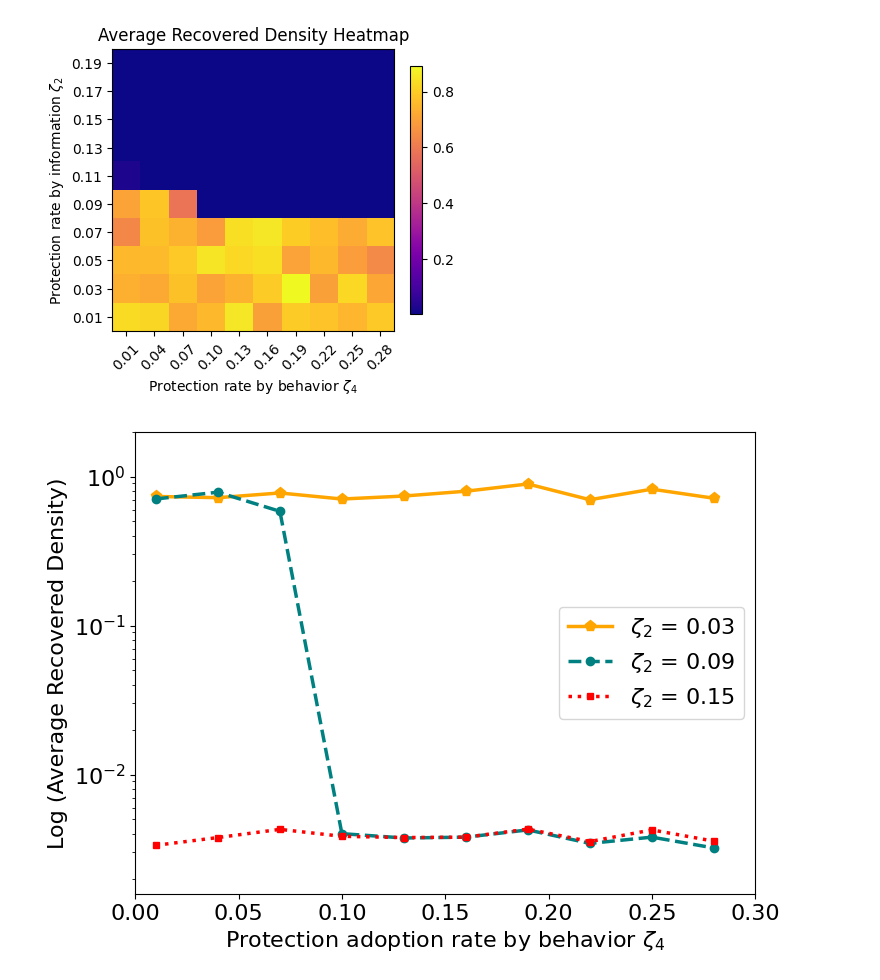
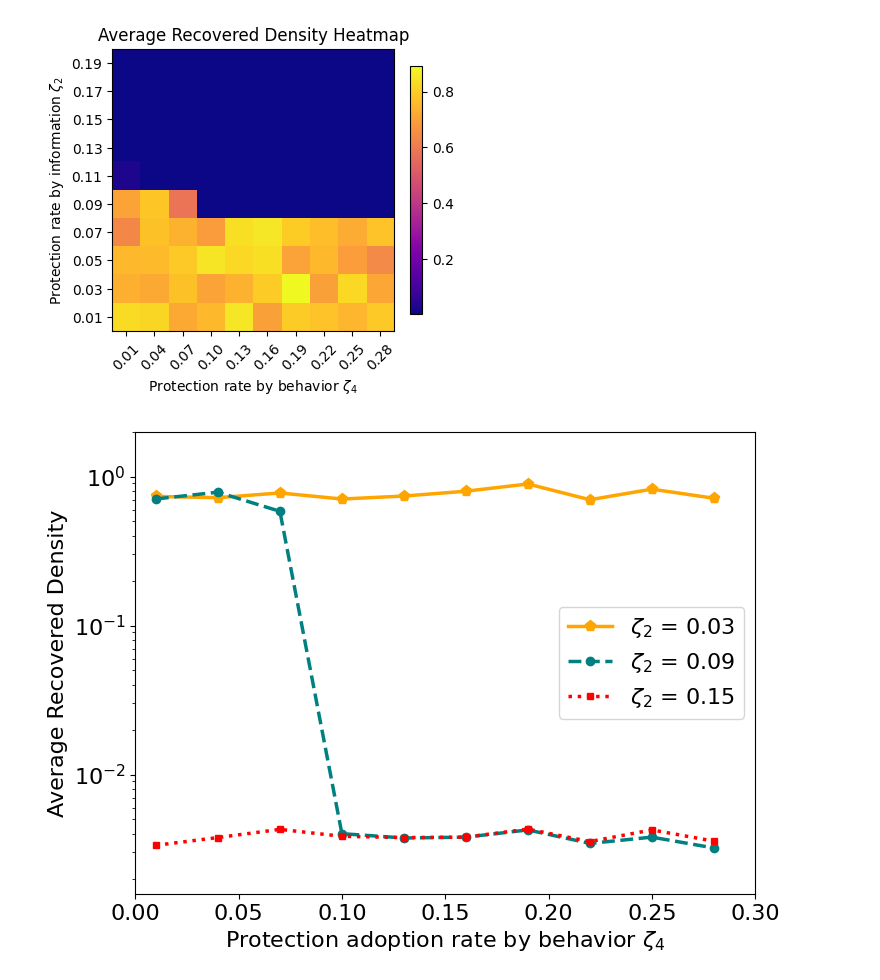
Before and after one commit to Nancy-Shi/ICE_Manuscript, a Jupyter notebook: Copy_of_3_Layer_Coupling_081423_zeta_2_zeta_4_new.ipynb, the cells around one changed output. Drawn from its saved outputs; the diff is of its cells as text; code cells hidden in the pictures.

```diff
--- a/Copy_of_3_Layer_Coupling_081423_zeta_2_zeta_4_new.ipynb
+++ b/Copy_of_3_Layer_Coupling_081423_zeta_2_zeta_4_new.ipynb
@@ -642,32 +642,32 @@ zeta_4_values5 = np.arange(0.01, 0.31, 0.03)
 fig, ax = plt.subplots(figsize=(8,6))
 
 from itertools import cycle
 lines = ["-","--",":","-."]
 markers = ["p","o","s","D"]
 sizes = [8, 6, 4, 1]
 colors = ["orange","teal", "red","yellow"]
 linecycler = cycle(lines)
 markercycler = cycle(markers)
 sizecycler = cycle(sizes)
 colorcycler = cycle(colors)
 
 # Loop over the selected zeta_2 indices
 for index in zeta_2_indices:
     density_values = results_rho_R5[index, 1:11]
     ax.plot(zeta_4_values5, density_values, label=f'$\zeta_2$ = {zeta_2_values5[index]:.2f}', linewidth=2.5, linestyle = next(linecycler), markersize = next(sizecycler), marker = next(markercycler), color = next(colorcycler))
 
 # Setting labels, legend and title
 ax.set_xlabel('Protection adoption rate by behavior $\zeta_4$', fontsize = 16)
-ax.set_ylabel('Log (Average Recovered Density)', fontsize = 16)
+ax.set_ylabel('Average Recovered Density', fontsize = 16)
 #ax.set_title('Log-transformed Average Recovered Density \n for Selected $\zeta_2$ values', fontsize = 12)
 ax.set_yscale('log')  # Set y-axis to be logarithmic
 plt.rc('xtick', labelsize=16)
 plt.rc('ytick', labelsize=16)
 plt.xlim([0.00,0.30])
 plt.ylim([10**(-2.8),2])
 ax.legend(fontsize = 16)
 
 # Display the plot
 plt.show()
 # %% [output]
-[figure, old version]
+[figure, new version]
```
